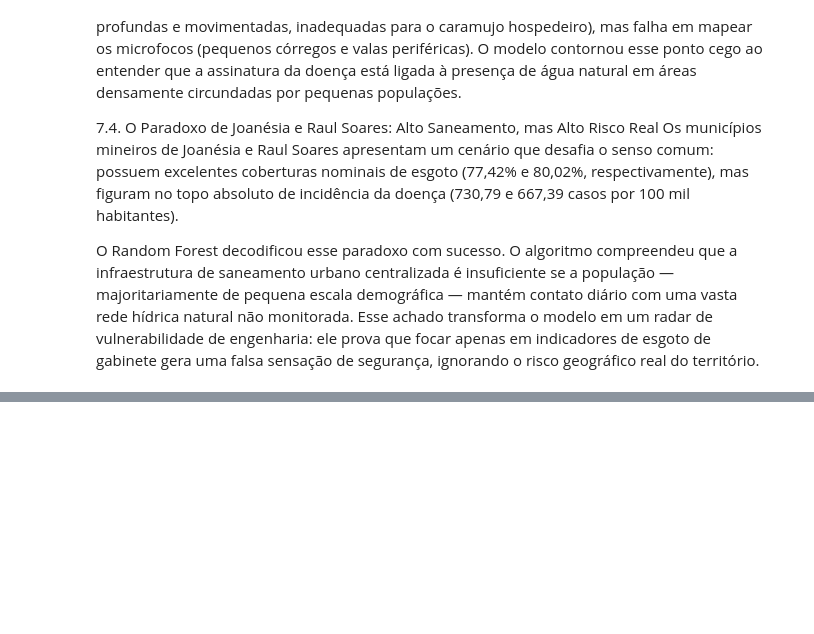
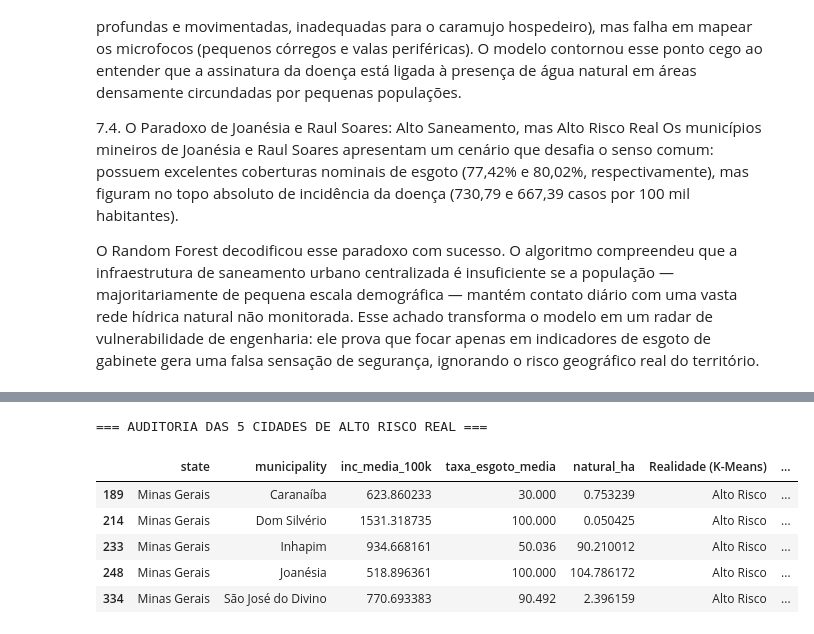
Before and after one commit to LuizCorrei4/Projeto-Caramujo, a Jupyter notebook: notebooks/analise_geoespacial/analise_saneamento_corpos_d'agua.ipynb, the cells around one changed output, grey strips where cells are left out. Cells and saved outputs as stored; diff of their text form; code cells hidden in the pictures; blank space fills up the shorter version.

```diff
--- a/notebooks/analise_geoespacial/analise_saneamento_corpos_d'agua.ipynb
+++ b/notebooks/analise_geoespacial/analise_saneamento_corpos_d'agua.ipynb
@@ -613,0 +702,29 @@ O Random Forest decodificou esse paradoxo com sucesso. O algoritmo compreendeu q
+# %%
+# 1. Alinhando os palpites do Random Forest dentro do DataFrame do futuro
+df_ml_brasil_futuro1["previsao_rf"] = y_pred_futuro
+
+# 2. Filtrando apenas as 5 cidades que são Alto Risco de verdade na nova década
+auditoria_5_cidades = df_ml_brasil_futuro1[df_ml_brasil_futuro1["alvo_alto_risco"] == 1].copy()
+
+# 3. Mapeando os números (0 e 1) para textos claros para facilitar a leitura no seu relatório
+auditoria_5_cidades["Realidade (K-Means)"] = "Alto Risco"
+auditoria_5_cidades["Previsão (Random Forest)"] = auditoria_5_cidades["previsao_rf"].map({1: "ALTO RISCO (Acertou!)", 0: "BAIXO RISCO (Errou)"})
+
+print("=== AUDITORIA DAS 5 CIDADES DE ALTO RISCO REAL ===")
+display(auditoria_5_cidades[[
+    "state",
+    "municipality",
+    "inc_media_100k",
+    "taxa_esgoto_media",
+    "natural_ha",
+    "Realidade (K-Means)",
+    "Previsão (Random Forest)"
+]])
+# %% [output]
+=== AUDITORIA DAS 5 CIDADES DE ALTO RISCO REAL ===
+|  | state | municipality | inc_media_100k | taxa_esgoto_media | natural_ha | Realidade (K-Means) | ... |
+| 189 | Minas Gerais | Caranaíba | 623.860233 | 30.000 | 0.753239 | Alto Risco | ... |
+| 214 | Minas Gerais | Dom Silvério | 1531.318735 | 100.000 | 0.050425 | Alto Risco | ... |
+| 233 | Minas Gerais | Inhapim | 934.668161 | 50.036 | 90.210012 | Alto Risco | ... |
+| 248 | Minas Gerais | Joanésia | 518.896361 | 100.000 | 104.786172 | Alto Risco | ... |
+| 334 | Minas Gerais | São José do Divino | 770.693383 | 90.492 | 2.396159 | Alto Risco | ... |
```
Also changed, not shown: parts of 17 cells of this notebook, 4 other files.
